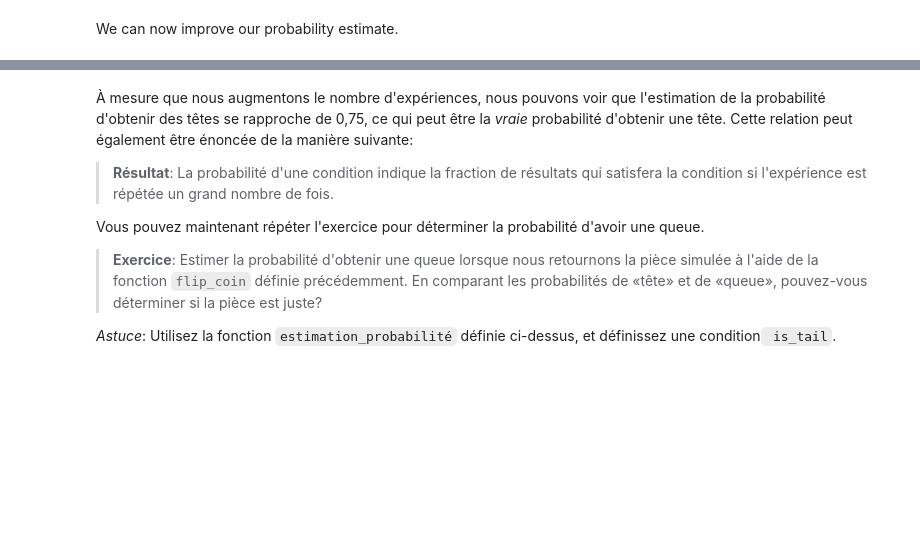
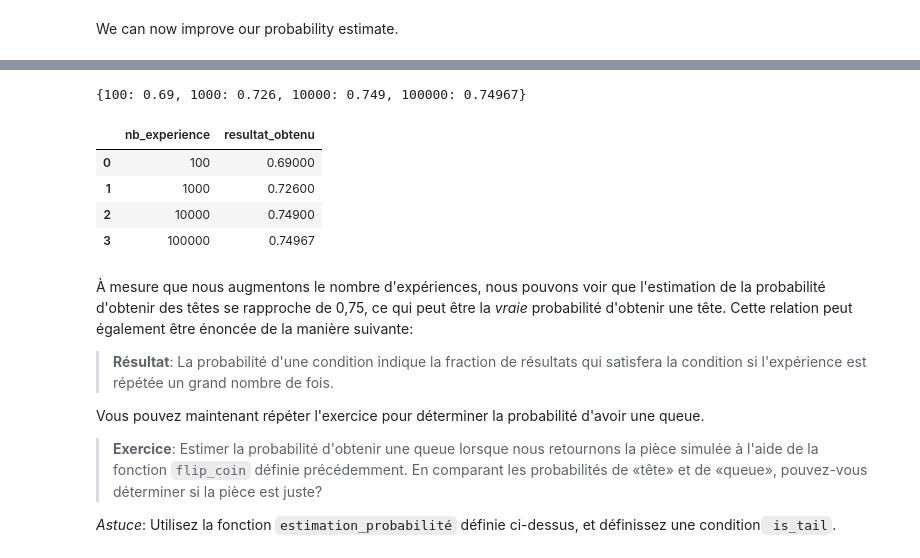
Before and after one commit to Moustapha00864/TPM1SDA_IA, a Jupyter notebook: Algorithme et Complexité/introduction_to_probability.ipynb, the cells around one changed output, grey strips where cells are left out. Drawn from its saved outputs; the diff is of its cells as text; code cells hidden in the pictures; blank space fills up the shorter version.

```diff
--- a/Algorithme et Complexité/introduction_to_probability.ipynb
+++ b/Algorithme et Complexité/introduction_to_probability.ipynb
@@ -469,6 +478,15 @@ resultat
 # %%
 from random import random
 def flip_coin():
-    """Simulates a coin flip"""
+    """
+    Objectif: simule un tirage au sort
+    Méthode: random
+    Besoins: -
+    Entrées: -
+    Connues: -
+    Sorties: H ou T avec 75% de chance d'avoir H
+    Résultat: -
+    Hypothèses: -
+    """
     return "H" if random() < 0.75 else "T"
 # %%
@@ -511,7 +536,7 @@ def perform_experiment(experiment, n):
 # %% [markdown]
 We can now simulate 10 coin tosses using `flip_coin` and get the results.
 # %%
-num_experiments = 100
+num_experiments = 1000
 results = perform_experiment(flip_coin, num_experiments)
 results
 # %% [output]
@@ -612,3 +639,19 @@ estimate_probability(flip_coin, is_head, 100000)
+# %%
+e_prob = {value:estimate_probability(flip_coin, is_head, value) for value in (100, 1000, 10000, 100000)}
+e_prob
+# %% [output]
+{100: 0.69, 1000: 0.726, 10000: 0.749, 100000: 0.74967}
+# %%
+import pandas as pd
+e_prob = pd.DataFrame(list(e_prob.items()),columns = ['nb_experience','resultat_obtenu'])
+# %%
+e_prob
+# %% [output]
+|  | nb_experience | resultat_obtenu |
+| 0 | 100 | 0.69000 |
+| 1 | 1000 | 0.72600 |
+| 2 | 10000 | 0.74900 |
+| 3 | 100000 | 0.74967 |
 # %% [markdown]
 À mesure que nous augmentons le nombre d'expériences, nous pouvons voir que l'estimation de la probabilité d'obtenir des têtes se rapproche de 0,75, ce qui peut être la *vraie* probabilité d'obtenir une tête. Cette relation peut également être énoncée de la manière suivante:
 
```
Also changed, not shown: parts of 24 cells of this notebook.
